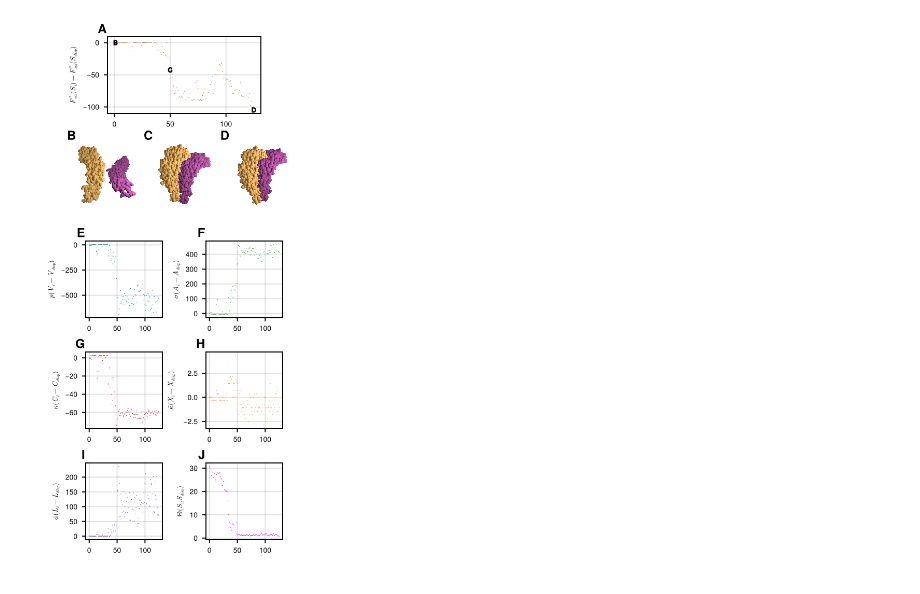
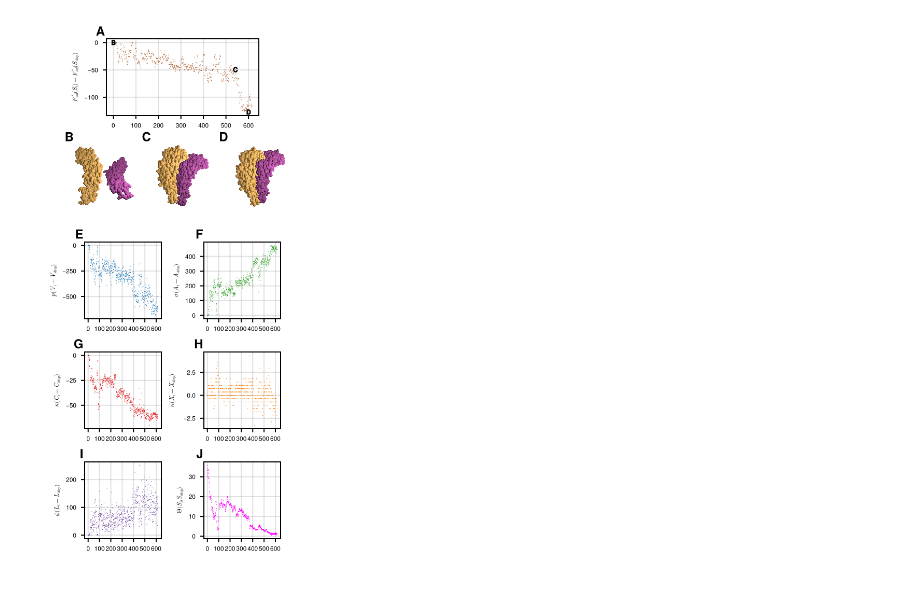
Before and after one commit to IvanSpirandelli/MorphoMolNotebooks, a Jupyter notebook: notebooks/_paper_2/2_PlotSpecificMeasurePath.ipynb, the cells around one changed output. Drawn from its saved outputs; the diff is of its cells as text; code cells hidden in the pictures.

```diff
--- a/notebooks/_paper_2/2_PlotSpecificMeasurePath.ipynb
+++ b/notebooks/_paper_2/2_PlotSpecificMeasurePath.ipynb
@@ -23,8 +20,9 @@ Precompiling MorphoMolNotebooks
 # %%
-mol_type = "6r7m"
-@load "notebooks/_paper_2/input/mp_$(mol_type).jld2" input output
-n  = length(output["Vs"])
-range = n-125:n
+mol_type = "6sae"
+@load "notebooks/_paper_2/input/2_$(mol_type)_assembly.jld2" input output
+n = length(output["Es"])
+e_mindex = argmin(output["Es"])
+range = e_mindex-600:minimum([e_mindex + 50, n])
 
 Vs = output["Vs"][range]
 As = output["As"][range]
@@ -58,7 +56,7 @@ pt_per_in = 72
 width =  3.42
 height = 7.5
 f_size = (pt_per_in * width, pt_per_in * height)
-fs = 7
+fs = 6
 border_width = 0.5
 fig = Figure(size = f_size, fontsize = fs)
 
@@ -147,31 +145,31 @@ gh = fig[4, 4:6] = GridLayout()
 scatter(gh[1, 1], xs, pf[4] .* (Xs .- Xs[1]), markersize = ms, color = paired_colors[8],
 axis = (ylabel = L"\overline{\kappa} (X_i - X_{disp})", ylabelrotation = pi/2, width = plot_width, height = plot_height,xticksize = 3.0, yticksize = 3.0,)
 )
 
 gi = fig[5, 1:3] = GridLayout()
 scatter(gi[1, 1], xs, overlap_slope .* OLs, markersize = ms, color = paired_colors[10],
 axis = (ylabel = L"\phi(L_i - L_{disp})", ylabelrotation = pi/2,  width = plot_width, height = plot_height,xticksize = 3.0, yticksize = 3.0,)
 )
 
 gj = fig[5, 4:6] = GridLayout()
 scatter(gj[1, 1], xs, Ds, markersize = ms, color = :magenta,
 axis = (ylabel = L"\Theta(S_i, S_{disp})", ylabelrotation = pi/2, width = plot_width, height = plot_height,xticksize = 3.0, yticksize = 3.0,)
 )
 
 for (label, layout) in zip(["A", "B", "C", "D", "E", "F", "G", "H", "I", "J"], [ga, gb, gc, gd, ge, gf, gg, gh, gi, gj])
     Label(layout[1, 1, TopLeft()], label,
         fontsize = 12,
         font = :bold,
         padding = (0, pad, pad, 0),
         halign = :right)
 end
 
 rowsize!(fig.layout, 1, Relative(0.1))
 rowgap!(fig.layout, 0)
 
 rowgap!(fig.layout, 5)
 colgap!(fig.layout, 15)
 save("notebooks/_paper_2/output/measure_paths.pdf", fig, pt_per_unit = 1)
 fig
 # %% [output]
-[figure, old version]
+[figure, new version]
```
Also changed, not shown: parts of 4 cells of this notebook, 19 other files.
